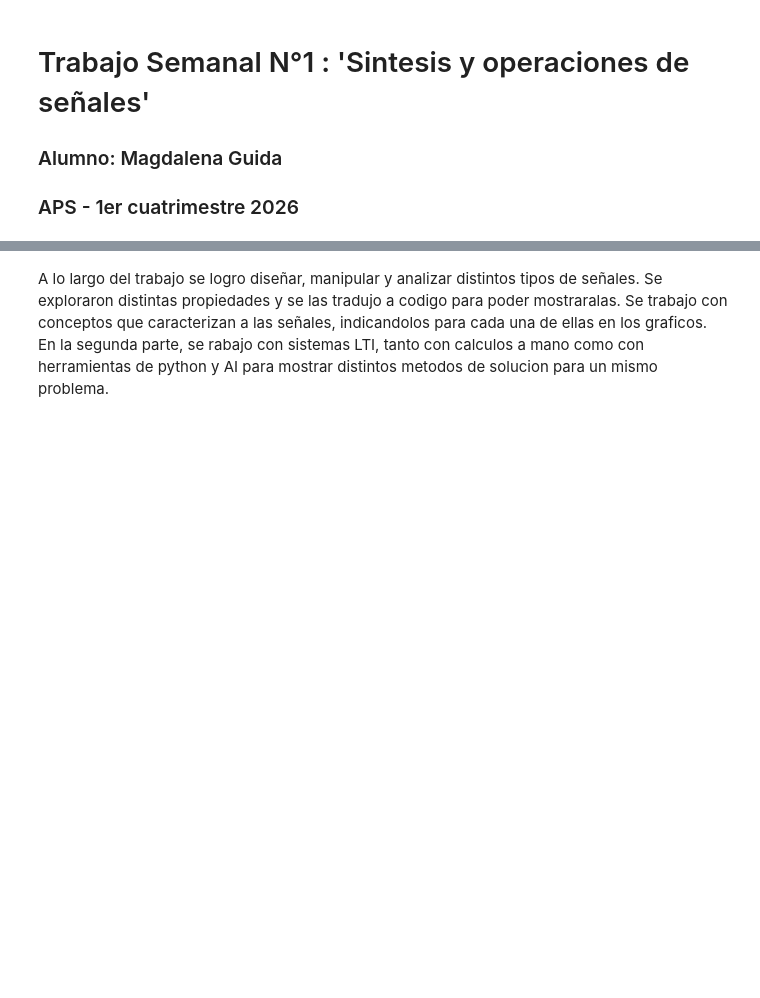
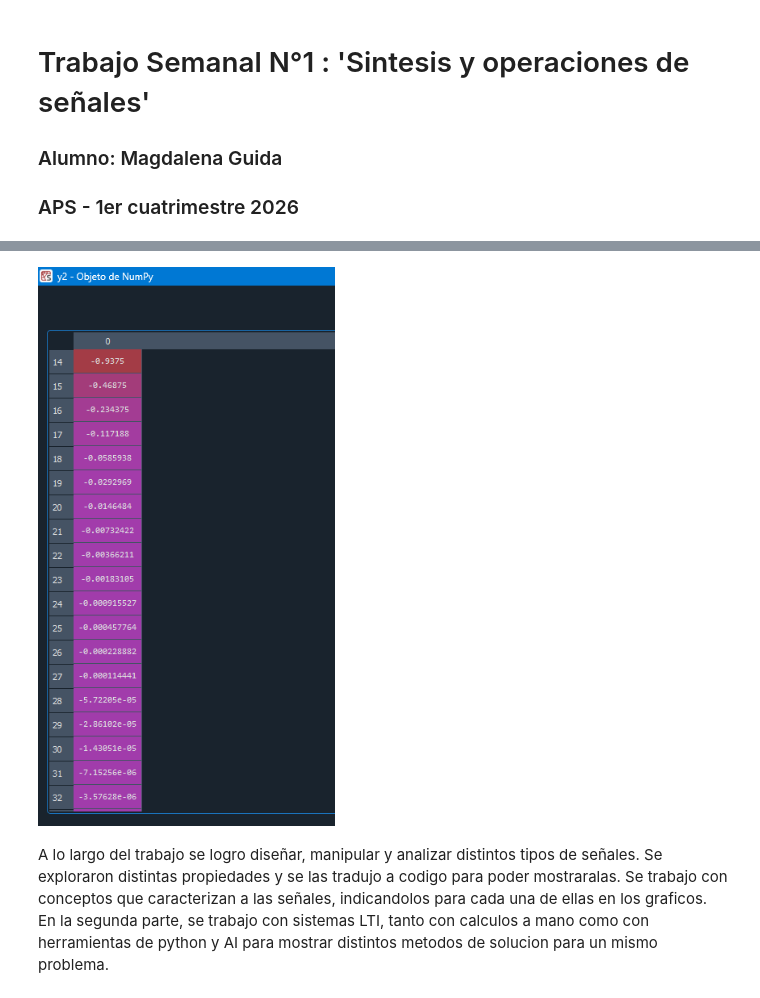
Before and after one commit to MagdalenaGuida/Trabajos-Semanales-APS, a Jupyter notebook: Ts 1.ipynb, the cells around one changed output, grey strips where cells are left out. Drawn from its saved outputs; the diff is of its cells as text; code cells hidden in the pictures; blank space fills up the shorter version.

```diff
--- a/Ts 1.ipynb
+++ b/Ts 1.ipynb
@@ -236,2 +277,7 @@ Los calculos y graficos hechos a mano coinciden con los resultados que proyecta
+# %%
+from IPython.display import Image
+Image(filename=r"C:\Users\magui\Desktop\APS - 1er C 2026\TS 1\valores y2.png")
+# %% [output]
+[figure, added]
 # %% [markdown]
-A lo largo del trabajo se logro diseñar, manipular y analizar distintos tipos de señales. Se exploraron distintas propiedades y se las tradujo a codigo para poder mostraralas. Se trabajo con conceptos que caracterizan a las señales, indicandolos para cada una de ellas en los graficos. En la segunda parte, se rabajo con sistemas LTI, tanto con calculos a mano como con herramientas de python y AI para mostrar distintos metodos de solucion para un mismo problema.
+A lo largo del trabajo se logro diseñar, manipular y analizar distintos tipos de señales. Se exploraron distintas propiedades y se las tradujo a codigo para poder mostraralas. Se trabajo con conceptos que caracterizan a las señales, indicandolos para cada una de ellas en los graficos. En la segunda parte, se trabajo con sistemas LTI, tanto con calculos a mano como con herramientas de python y AI para mostrar distintos metodos de solucion para un mismo problema.
```
Also changed, not shown: parts of 6 cells of this notebook.
